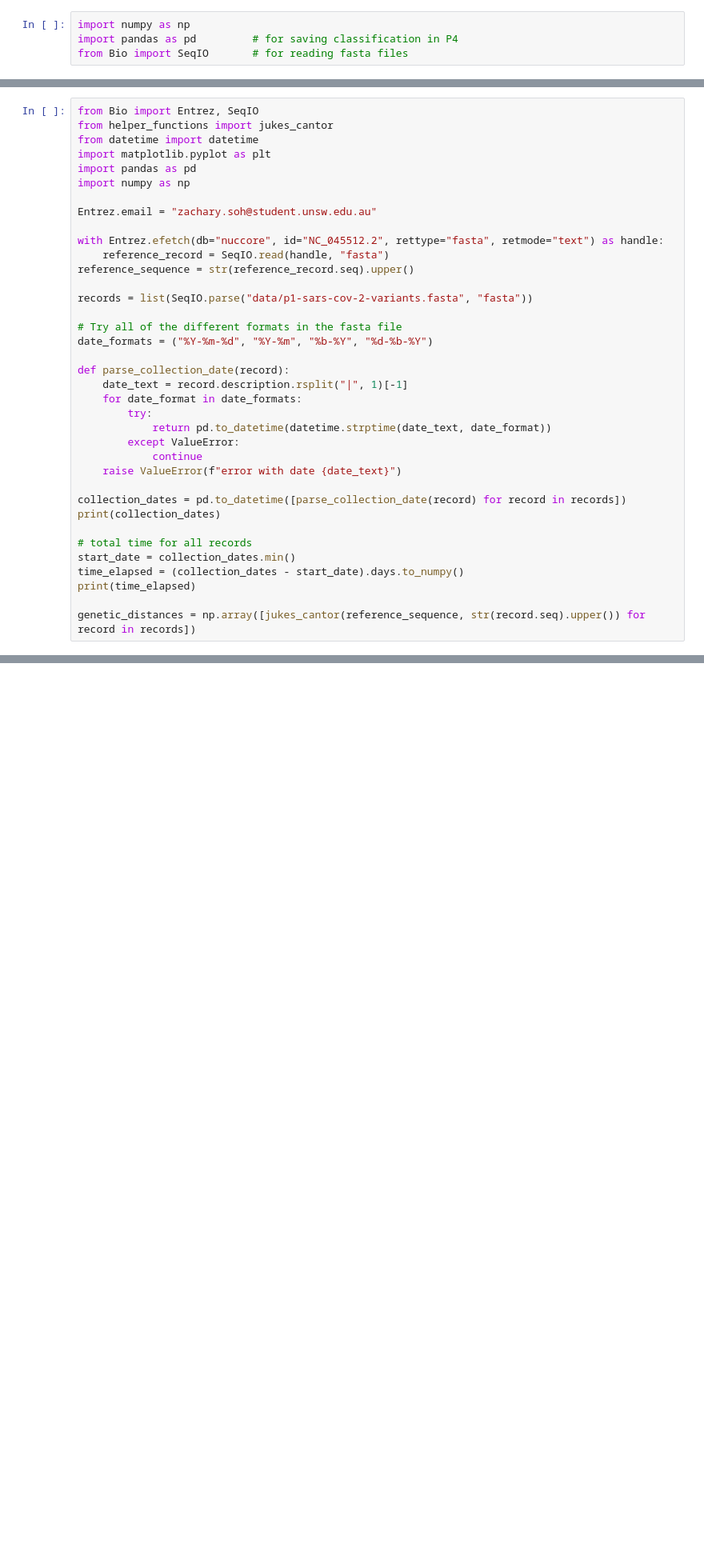
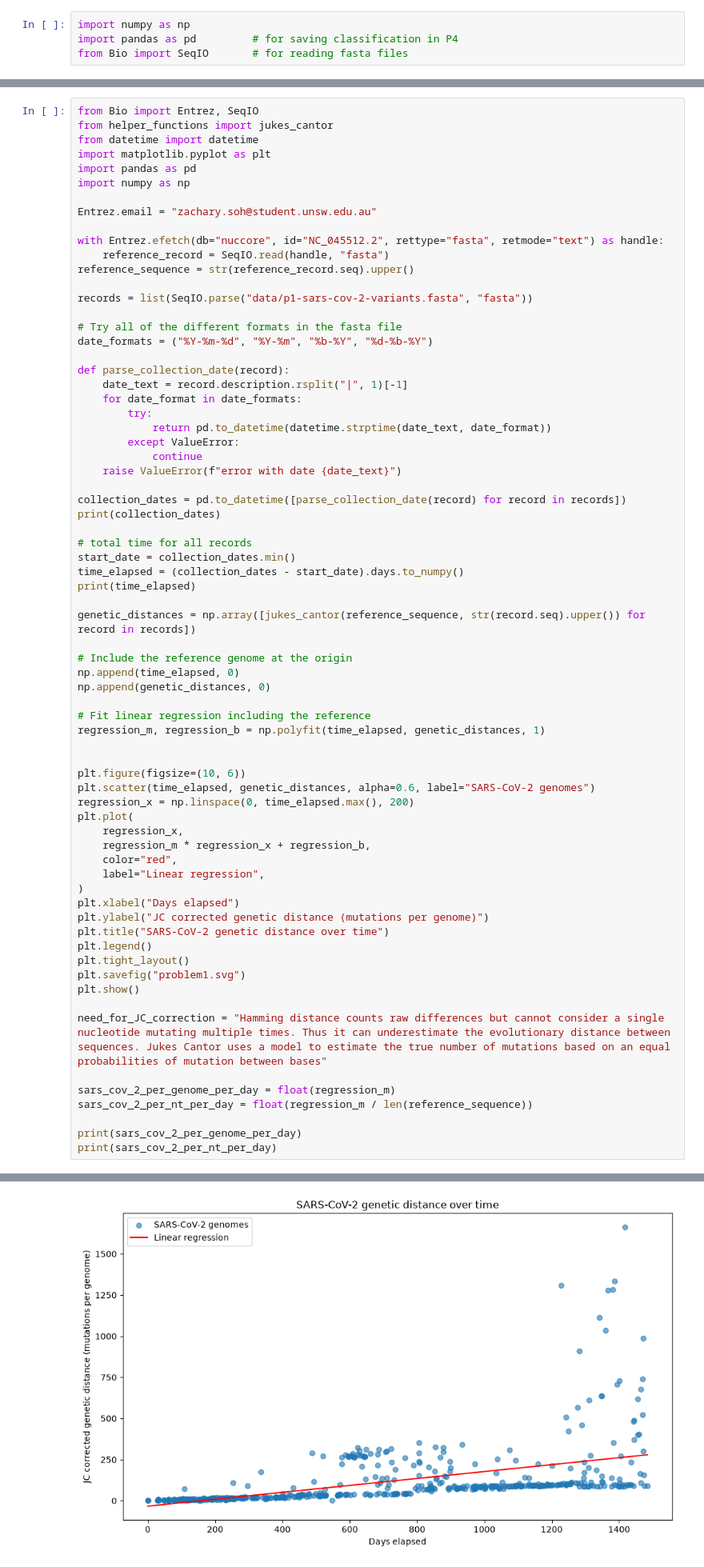
Before and after one commit to pigeonistic/assign_viral_evo, a Jupyter notebook: viral_evo_workbook.ipynb, the cells around one changed output, grey strips where cells are left out. Shown at 80% size. Saved outputs shown, nothing was run; the diff lists cells and outputs as text; blank space fills up the shorter version.

```diff
--- a/viral_evo_workbook.ipynb
+++ b/viral_evo_workbook.ipynb
@@ -95,30 +95,64 @@ def parse_collection_date(record):
             continue
     raise ValueError(f"error with date {date_text}")
 
 collection_dates = pd.to_datetime([parse_collection_date(record) for record in records])
 print(collection_dates)
 
 # total time for all records
 start_date = collection_dates.min()
 time_elapsed = (collection_dates - start_date).days.to_numpy()
 print(time_elapsed)
 
 genetic_distances = np.array([jukes_cantor(reference_sequence, str(record.seq).upper()) for record in records])
+
+# Include the reference genome at the origin
+np.append(time_elapsed, 0)
+np.append(genetic_distances, 0)
+
+# Fit linear regression including the reference
+regression_m, regression_b = np.polyfit(time_elapsed, genetic_distances, 1)
+
+
+plt.figure(figsize=(10, 6))
+plt.scatter(time_elapsed, genetic_distances, alpha=0.6, label="SARS-CoV-2 genomes")
+regression_x = np.linspace(0, time_elapsed.max(), 200)
+plt.plot(
+    regression_x,
+    regression_m * regression_x + regression_b,
+    color="red",
+    label="Linear regression",
+)
+plt.xlabel("Days elapsed")
+plt.ylabel("JC corrected genetic distance (mutations per genome)")
+plt.title("SARS-CoV-2 genetic distance over time")
+plt.legend()
+plt.tight_layout()
+plt.savefig("problem1.svg")
+plt.show()
+
+need_for_JC_correction = "Hamming distance counts raw differences but cannot consider a single nucleotide mutating multiple times. Thus it can underestimate the evolutionary distance between sequences. Jukes Cantor uses a model to estimate the true number of mutations based on an equal probabilities of mutation between bases"
+
+sars_cov_2_per_genome_per_day = float(regression_m)
+sars_cov_2_per_nt_per_day = float(regression_m / len(reference_sequence))
+
+print(sars_cov_2_per_genome_per_day)
+print(sars_cov_2_per_nt_per_day)
 # %% [output]
 DatetimeIndex(['2021-08-21', '2021-08-28', '2021-10-14', '2021-08-16',
                '2021-09-10', '2021-10-18', '2021-08-15', '2021-10-13',
                '2021-09-23', '2021-07-31',
                ...
                '2020-07-17', '2020-03-15', '2020-03-17', '2020-04-29',
                '2020-03-14', '2020-07-05', '2020-06-11', '2020-04-04',
                '2020-03-19', '2019-12-01'],
               dtype='datetime64[us]', length=569, freq=None)
 [ 629  636  683  624  649  687  623  682  662  608  638  587  628  595
   642  644  611  598  644  597  613  571  686  703  644  650  612  680
   659  588  588  592  573  571  566  710  675  696  646  682  690  487
   521  577  606  576  614  432  526  479  401  449  456  449  401  451
 ... (33 lines left out)
   204  194  216  218  227  232  232  232  236  236  248  251  257  231
   262  246  246  246  278  278  277  289  293  282  132  227  229  270
   240  115  239  184  276  106  122  239  194  187  228  104  220  229
   105  107  150  104  217  193  125  109    0]
+[figure, added]
```
Also changed, not shown: parts of 2 cells of this notebook, 1 other file.
